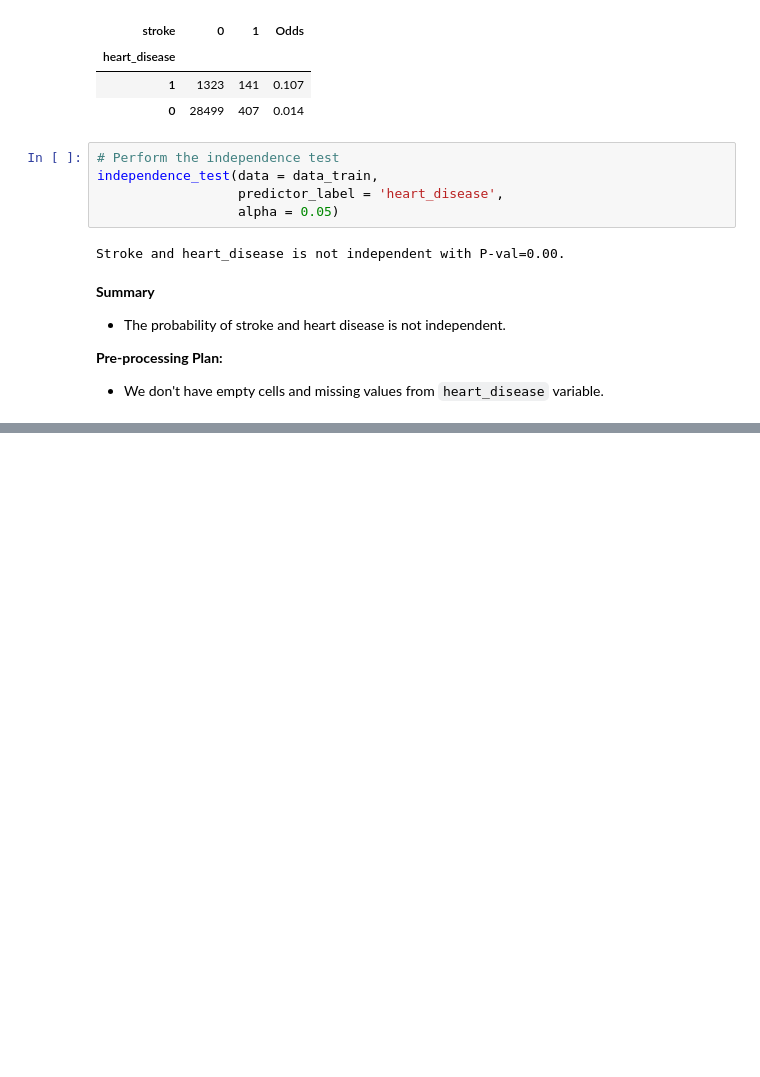
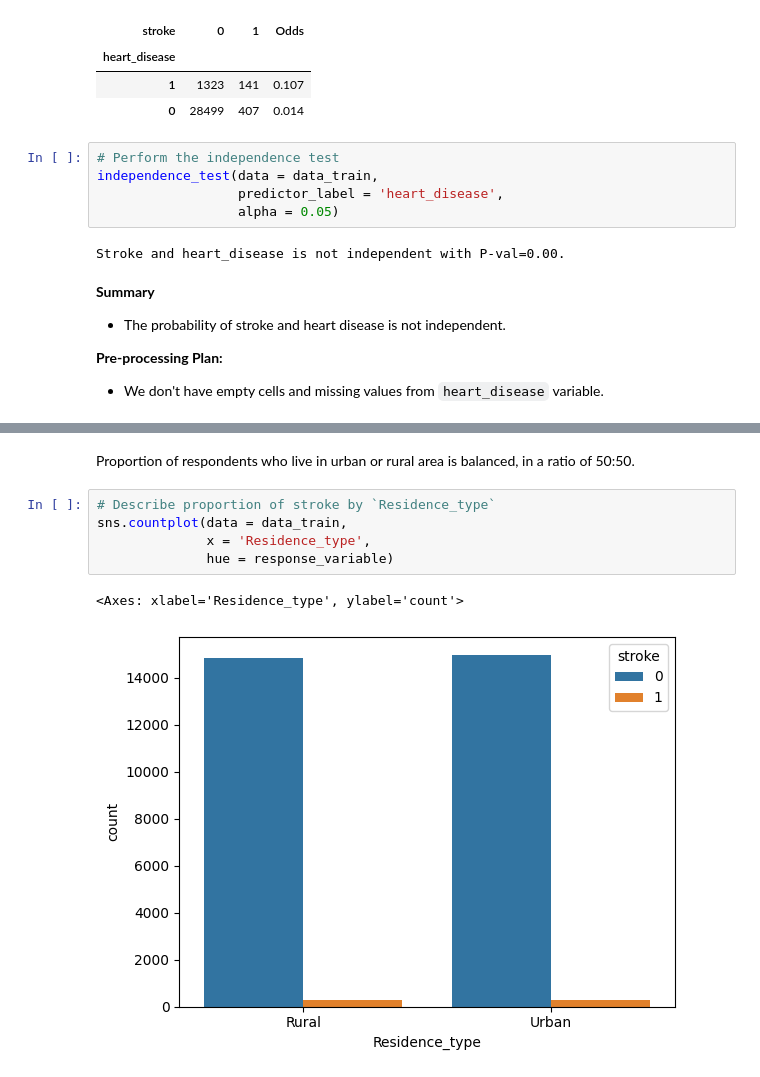
Before and after one commit to daniel-satria/credit_scoring, a Jupyter notebook: notebook/5.imbalancedSampe.ipynb, the cells around one changed output, grey strips where cells are left out. Cells and saved outputs as stored; diff of their text form; blank space fills up the shorter version.

```diff
--- a/notebook/5.imbalancedSampe.ipynb
+++ b/notebook/5.imbalancedSampe.ipynb
@@ -528,0 +696,10 @@ Stroke and heart_disease is not independent with P-val=0.00.
+# %% [markdown]
+Proportion of respondents who live in urban or rural area is balanced, in a ratio of 50:50.
+# %%
+# Describe proportion of stroke by `Residence_type`
+sns.countplot(data = data_train,
+              x = 'Residence_type',
+              hue = response_variable)
+# %% [output]
+<Axes: xlabel='Residence_type', ylabel='count'>
+[figure, added]
```
Also changed, not shown: parts of 137 cells of this notebook.
